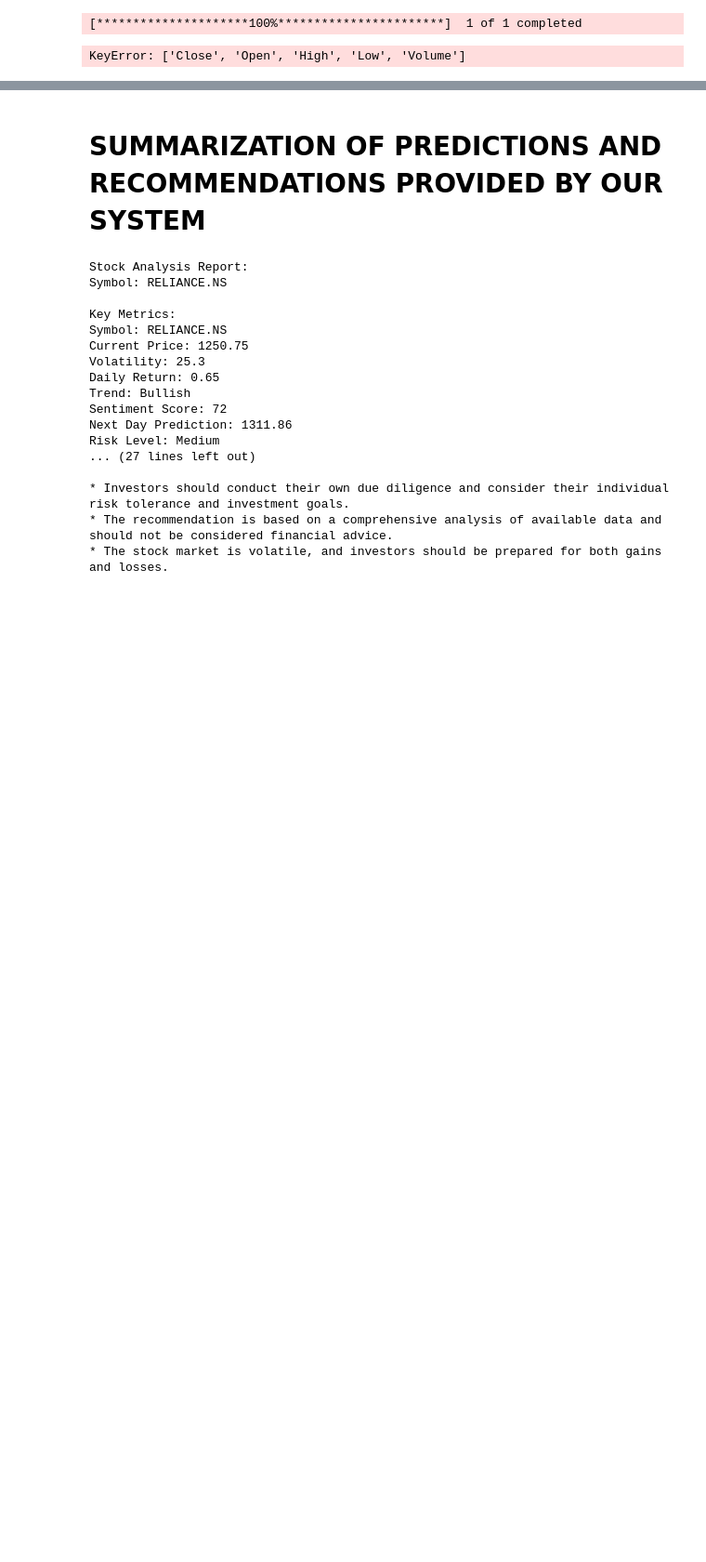
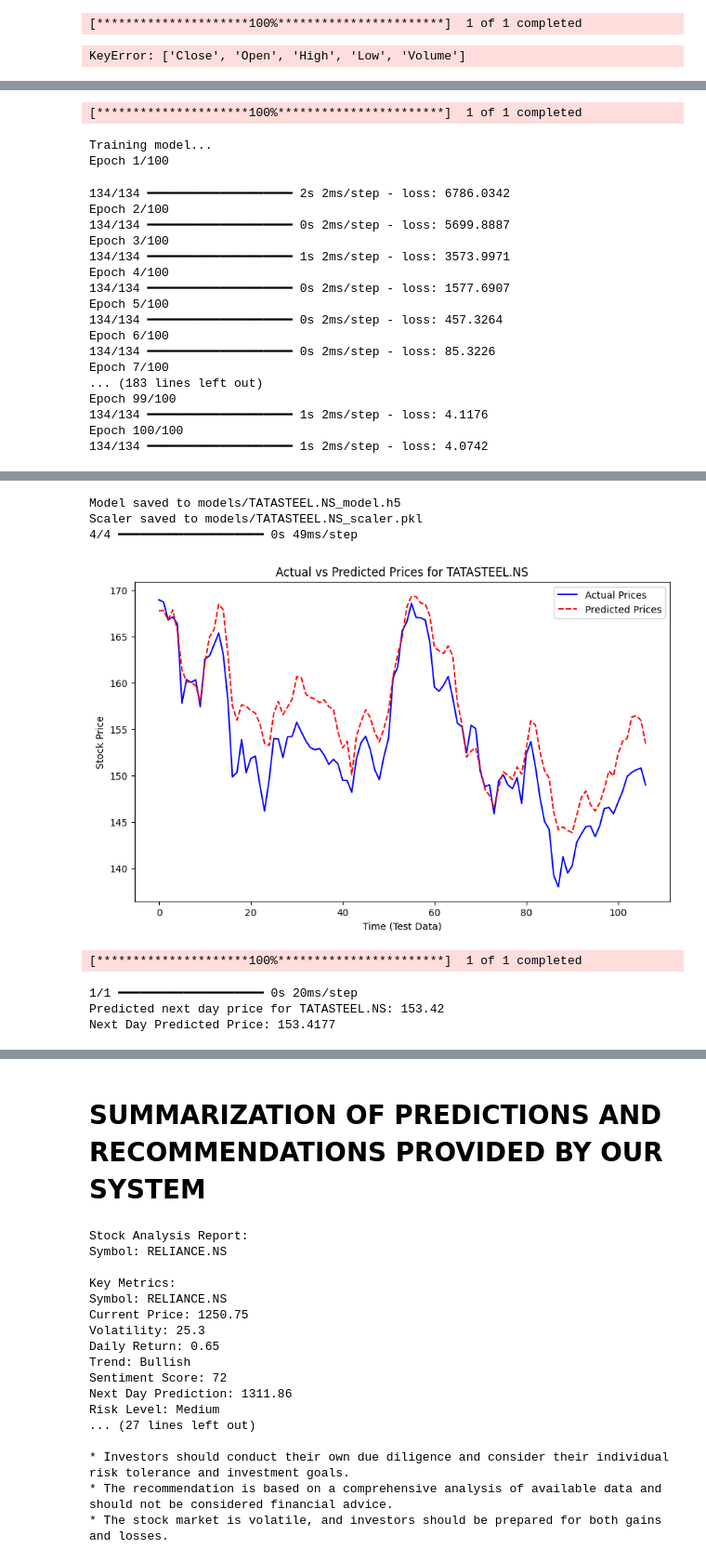
Before and after one commit to ShamanthHiremath/Enigma_24, a Jupyter notebook: notebooks/LSTM_Buy_Sell_Signals_Recommendation_Insights.ipynb, the cells around one changed output, grey strips where cells are left out. Shown at 93% size. Drawn from its saved outputs; the diff is of its cells as text; code cells hidden in the pictures; blank space fills up the shorter version.

```diff
--- a/notebooks/LSTM_Buy_Sell_Signals_Recommendation_Insights.ipynb
+++ b/notebooks/LSTM_Buy_Sell_Signals_Recommendation_Insights.ipynb
@@ -876,0 +880,31 @@ Next Day Predicted Price: 1311.8625
+# %%
+
+
+# Run the prediction
+ticker = "TATASTEEL.NS"
+start_date = "2020-01-01"
+end_date = datetime.today().strftime('%Y-%m-%d')
+
+next_day_price = stock_price_predictor(ticker, start_date, end_date)
+print("Next Day Predicted Price:", next_day_price)
+# %% [output]
+[*********************100%***********************]  1 of 1 completed
+Training model...
+Epoch 1/100
+134/134 ━━━━━━━━━━━━━━━━━━━━ 2s 2ms/step - loss: 6786.0342
+Epoch 2/100
+134/134 ━━━━━━━━━━━━━━━━━━━━ 0s 2ms/step - loss: 5699.8887
+Epoch 3/100
+134/134 ━━━━━━━━━━━━━━━━━━━━ 1s 2ms/step - loss: 3573.9971
+Epoch 4/100
+134/134 ━━━━━━━━━━━━━━━━━━━━ 0s 2ms/step - loss: 1577.6907
+Epoch 5/100
+134/134 ━━━━━━━━━━━━━━━━━━━━ 0s 2ms/step - loss: 457.3264
+Epoch 6/100
+134/134 ━━━━━━━━━━━━━━━━━━━━ 0s 2ms/step - loss: 85.3226
+Epoch 7/100
+... (183 lines left out)
+Epoch 99/100
+134/134 ━━━━━━━━━━━━━━━━━━━━ 1s 2ms/step - loss: 4.1176
+Epoch 100/100
+134/134 ━━━━━━━━━━━━━━━━━━━━ 1s 2ms/step - loss: 4.0742
@@ -876,0 +912,8 @@ Next Day Predicted Price: 1311.8625
+Model saved to models/TATASTEEL.NS_model.h5
+Scaler saved to models/TATASTEEL.NS_scaler.pkl
+4/4 ━━━━━━━━━━━━━━━━━━━━ 0s 49ms/step
+[figure, added]
+[*********************100%***********************]  1 of 1 completed
+1/1 ━━━━━━━━━━━━━━━━━━━━ 0s 20ms/step
+Predicted next day price for TATASTEEL.NS: 153.42
+Next Day Predicted Price: 153.4177
```
Also changed, not shown: parts of 4 cells of this notebook, 1 other file.
